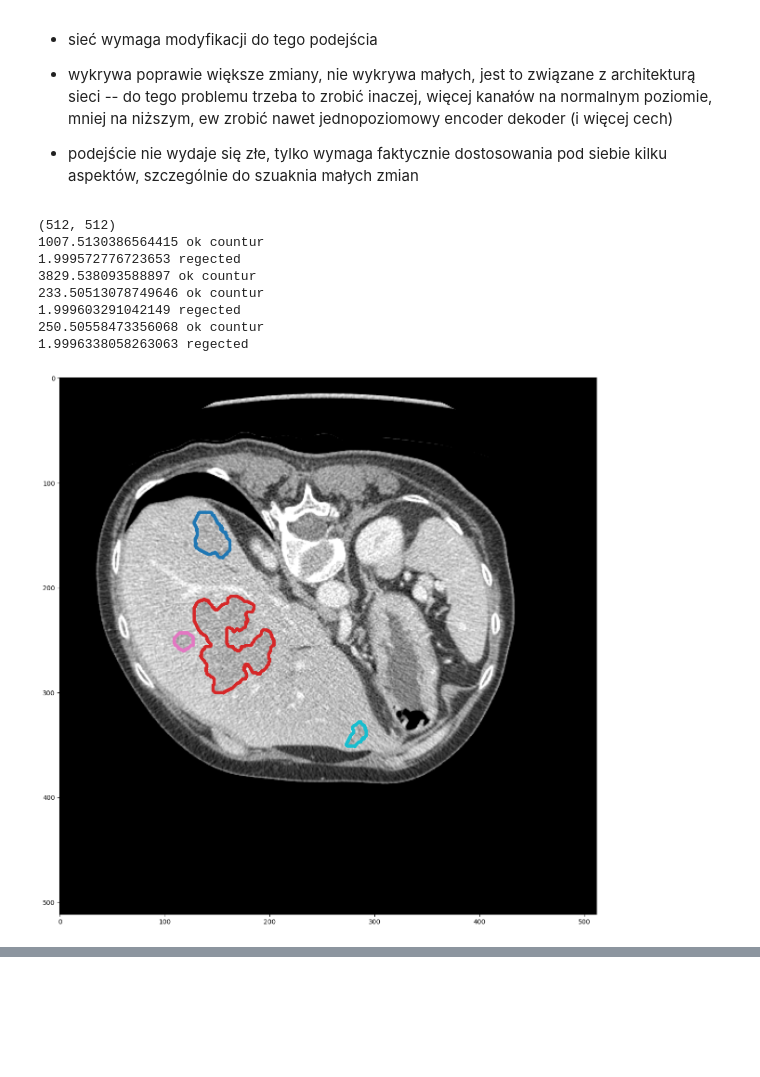
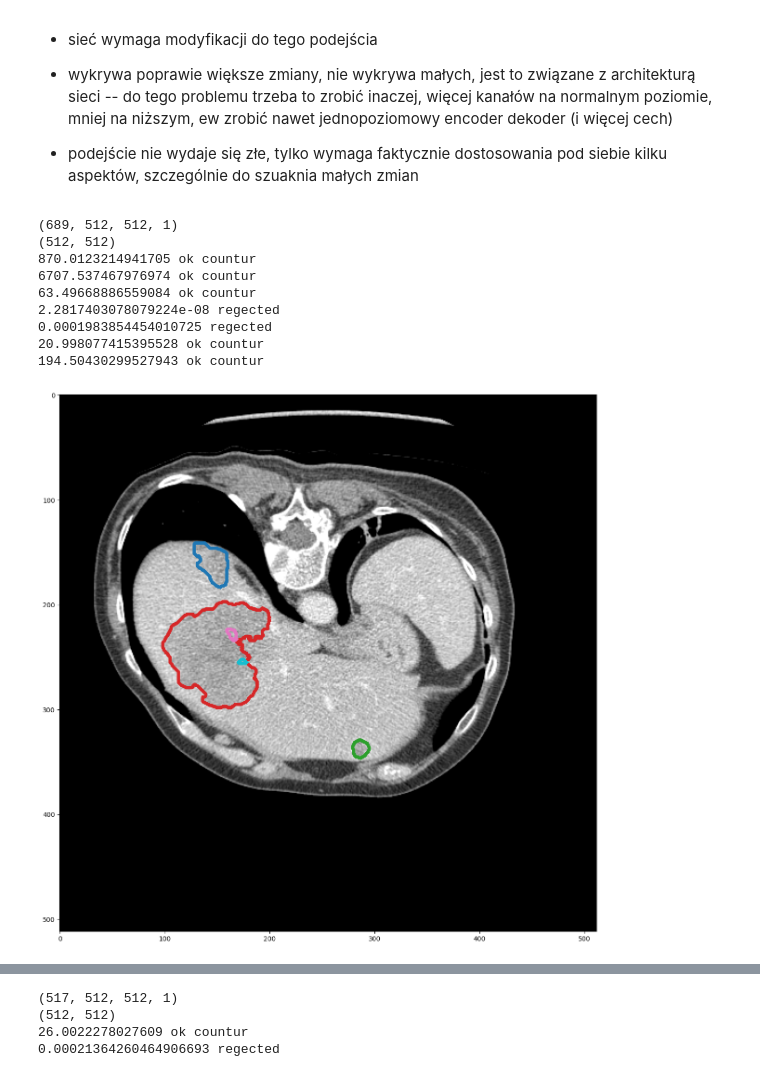
Before and after one commit to Kaczmarekrr/3DRDNN, a Jupyter notebook: pipeline_lesion_segmentation_3d.ipynb, the cells around one changed output, grey strips where cells are left out. Drawn from its saved outputs; the diff is of its cells as text; code cells hidden in the pictures; blank space fills up the shorter version.

```diff
--- a/pipeline_lesion_segmentation_3d.ipynb
+++ b/pipeline_lesion_segmentation_3d.ipynb
@@ -581,43 +600,50 @@ def plot_image_overlays(image, overlays, **kwargs):
         roi.plot(ax, **kwargs)
     plt.show()
 # %%
-volume_1 = reading_data(files_volume[file_id])
-volume_1 = preprocessing_3d(volume_1)
-slice = 400
+slices = [425,400,416]
+for i,file_id in enumerate(idxxxx):
+    volume_1 = reading_data(files_volume[file_id])
+    print(volume_1.shape)
+    volume_1 = preprocessing_3d(volume_1)
+    seg_1 = reading_data(files_segmenation[file_id])
+    seg_1 = label_seperator_lesion(seg_1)
+    seg_1 = tf.keras.utils.to_categorical(seg_1, 2)
+    slice = slices[i]
+    lesion = np.load(f"{file_id}_preds.npy")
+    AA = np.where(lesion[slice, :, :,1]>0.3,1,0)
+    print(AA.shape)
 
-AA = np.where(lesion[slice, :, :]>0.3,1,0)
-print(AA.shape)
-
-overlays = []
-for contour in find_contours(AA, level=0.9999):
-    c = np.expand_dims(contour.astype(np.float32), 1)
-    # Convert it to UMat object
-    c = cv2.UMat(c)
-    area = cv2.contourArea(c)
-    if area > 100:
-        overlays.append(ImagejRoi.frompoints(np.round(contour)[:, ::-1]).tobytes())
-        print(area,"ok countur")
-    else:
-        print(area,"regected")
+    overlays = []
+    for contour in find_contours(AA, level=0.9999):
+        c = np.expand_dims(contour.astype(np.float32), 1)
+        # Convert it to UMat object
+        c = cv2.UMat(c)
+        area = cv2.contourArea(c)
+        if area > 50:
+            overlays.append(ImagejRoi.frompoints(np.round(contour)[:, ::-1]).tobytes())
+            print(area,"ok countur")
+        else:
+            print(area,"regected")
 
 
 
-"""volume_1[slice, :, :, 0]
-lesion[slice, :, :]
-"""
+    """volume_1[slice, :, :, 0]
+    lesion[slice, :, :]
+    """
 
-plot_image_overlays(volume_1[slice, :, :, 0], overlays, lw=5)
+    plot_image_overlays(volume_1[slice, :, :, 0], overlays, lw=5)
 
-# write the image and overlays to a new ImageJ TIFF file
-imwrite('roi_test.tif', volume_1[slice, :, :, 0], imagej=True, metadata={'Overlays': overlays})
-imwrite('roi_gt.tif', seg_1[slice, :, :, 0], imagej=True, metadata={'Overlays': overlays})
+    # write the image and overlays to a new ImageJ TIFF file
+    imwrite(f"{file_id}_roi_test.tif", volume_1[slice, :, :, 0], imagej=True, metadata={'Overlays': overlays})
+    imwrite(f"{file_id}_roi_gt.tif", seg_1[slice, :, :, 1], imagej=True, metadata={'Overlays': overlays})
 # %% [output]
+(689, 512, 512, 1)
 (512, 512)
-1007.5130386564415 ok countur
-1.999572776723653 regected
-3829.538093588897 ok countur
-233.50513078749646 ok countur
-1.999603291042149 regected
-250.50558473356068 ok countur
-1.9996338058263063 regected
+870.0123214941705 ok countur
+6707.537467976974 ok countur
+63.49668886559084 ok countur
+2.2817403078079224e-08 regected
+0.0001983854454010725 regected
+20.998077415395528 ok countur
+194.50430299527943 ok countur
-[figure, old version]
+[figure, new version]
@@ -623,0 +662,4 @@ imwrite('roi_gt.tif', seg_1[slice, :, :, 0], imagej=True, metadata={'Overlays':
+(517, 512, 512, 1)
+(512, 512)
+26.0022278027609 ok countur
+0.00021364260464906693 regected
```
Also changed, not shown: parts of 3 cells of this notebook.
